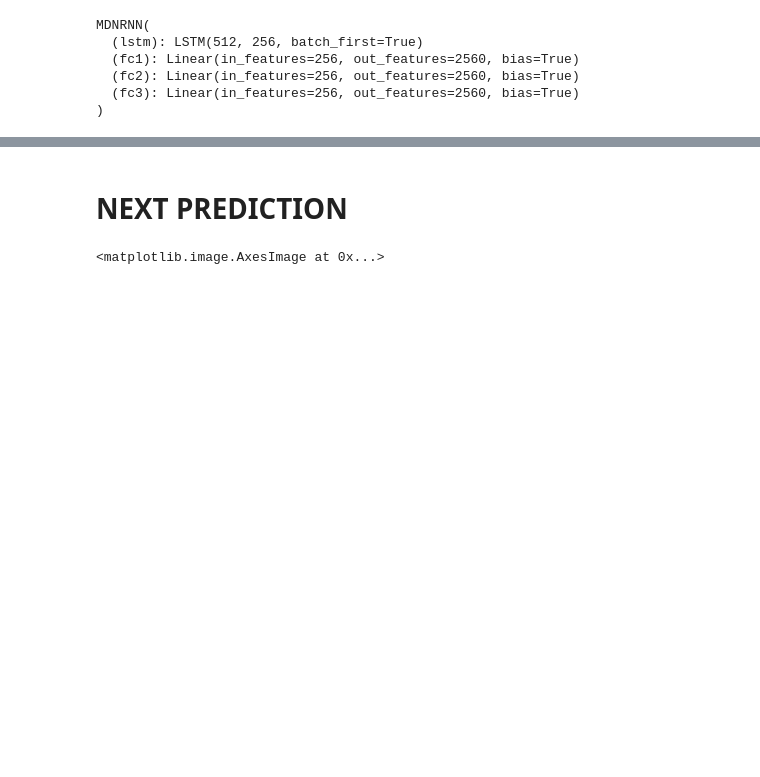
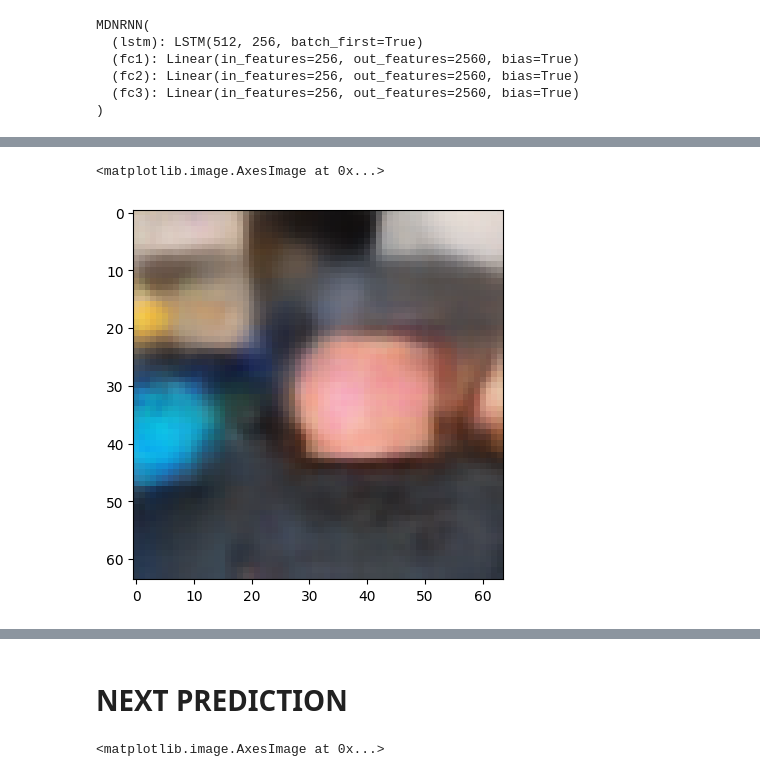
Before and after one commit to Qwest1204/reinforsment_learning, a Jupyter notebook: MDN_RNN/MDN-RNN.ipynb, the cells around one changed output, grey strips where cells are left out. Saved outputs shown, nothing was run; the diff lists cells and outputs as text; code cells hidden in the pictures; blank space fills up the shorter version.

```diff
--- a/MDN_RNN/MDN-RNN.ipynb
+++ b/MDN_RNN/MDN-RNN.ipynb
@@ -130,3 +156,12 @@ torch.Size([1, 1, 512])
+# %%
+a = []
+for i in range(6):
+    a.append(vae.decoder(ZZ[i][0].view(32, 4, 4).unsqueeze(0).to(DEVICE)))
+# %%
+plt.imshow(a[0].detach().cpu().numpy().transpose(0, 2, 3, 1)[0])
+# %% [output]
+<matplotlib.image.AxesImage at 0x...>
+[figure, added]
 # %%
 plt.subplot(1, 3, 1)
 plt.imshow(a1[0])
```
Also changed, not shown: parts of 19 cells of this notebook, 22 other files.
